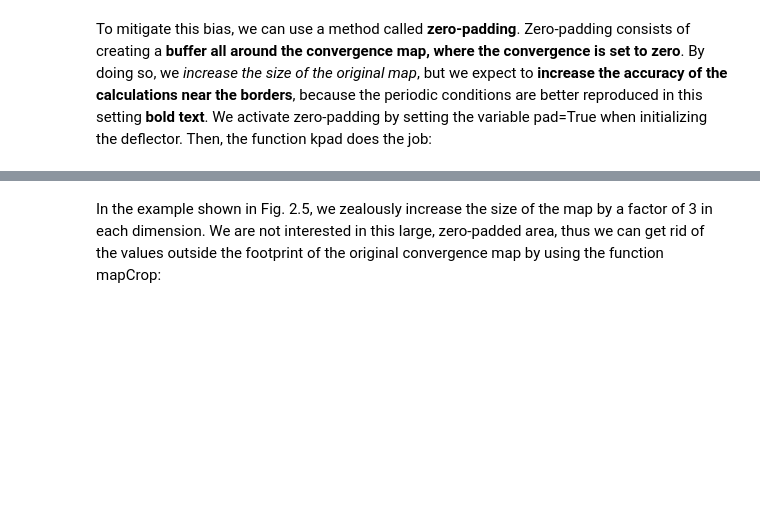
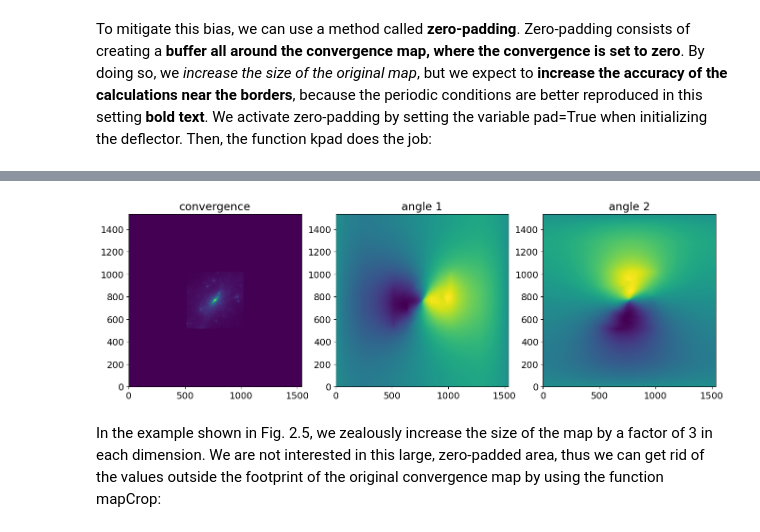
Before and after one commit to parlange/gravitational-lensing, a Jupyter notebook: Light_Deflection_by_an_Extended_Mass_Distribution.ipynb, the cells around one changed output, grey strips where cells are left out. Saved outputs shown, nothing was run; the diff lists cells and outputs as text; code cells hidden in the pictures; blank space fills up the shorter version.

```diff
--- a/Light_Deflection_by_an_Extended_Mass_Distribution.ipynb
+++ b/Light_Deflection_by_an_Extended_Mass_Distribution.ipynb
@@ -179,0 +198,15 @@ kappa=df.kmap()
+# %%
+df=deflector('kappa_gl.fits',True)
+angx,angy=df.angles()
+kappa=df.kmap()
+
+fig,ax = plt.subplots(1,3,figsize=(16,8))
+angx,angy=df.angles()
+ax[0].imshow(kappa,origin="lower")
+ax[0].set_title('convergence')
+ax[1].imshow(angx,origin="lower")
+ax[1].set_title('angle 1')
+ax[2].imshow(angy,origin="lower")
+ax[2].set_title('angle 2')
+fig.savefig('padding.png')
+# %% [output]
@@ -180,3 +230,4 @@ kappa=df.kmap()
+[figure, added]
 # %% [markdown]
 In the example shown in Fig. 2.5, we zealously increase the size of the map by a
 factor of 3 in each dimension. We are not interested in this large, zero-padded area,
```
Also changed, not shown: parts of 8 cells of this notebook.
